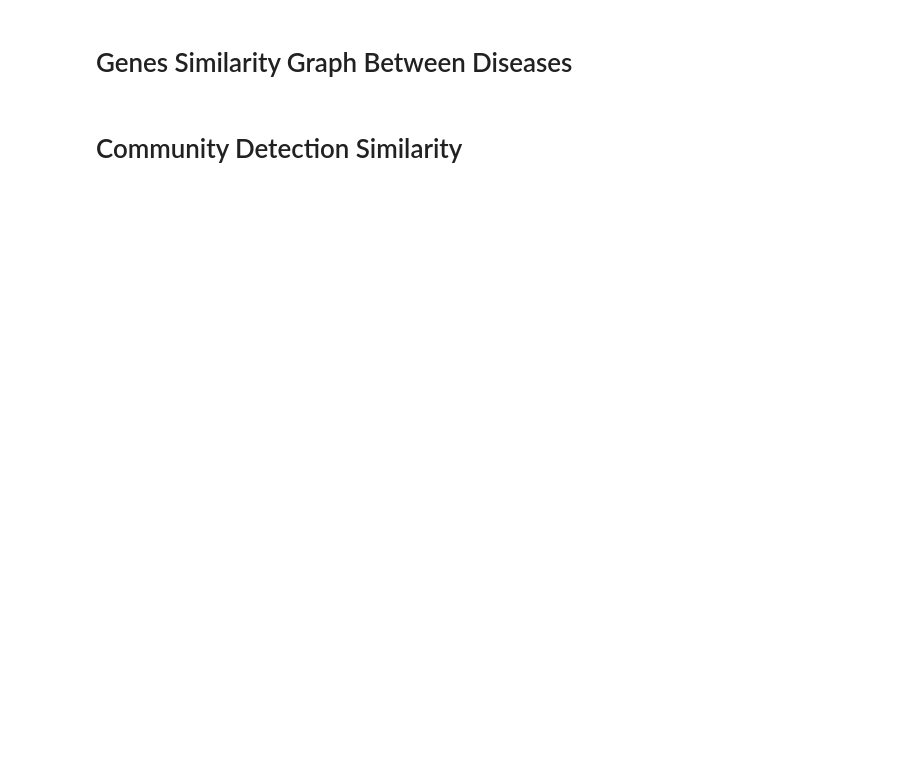
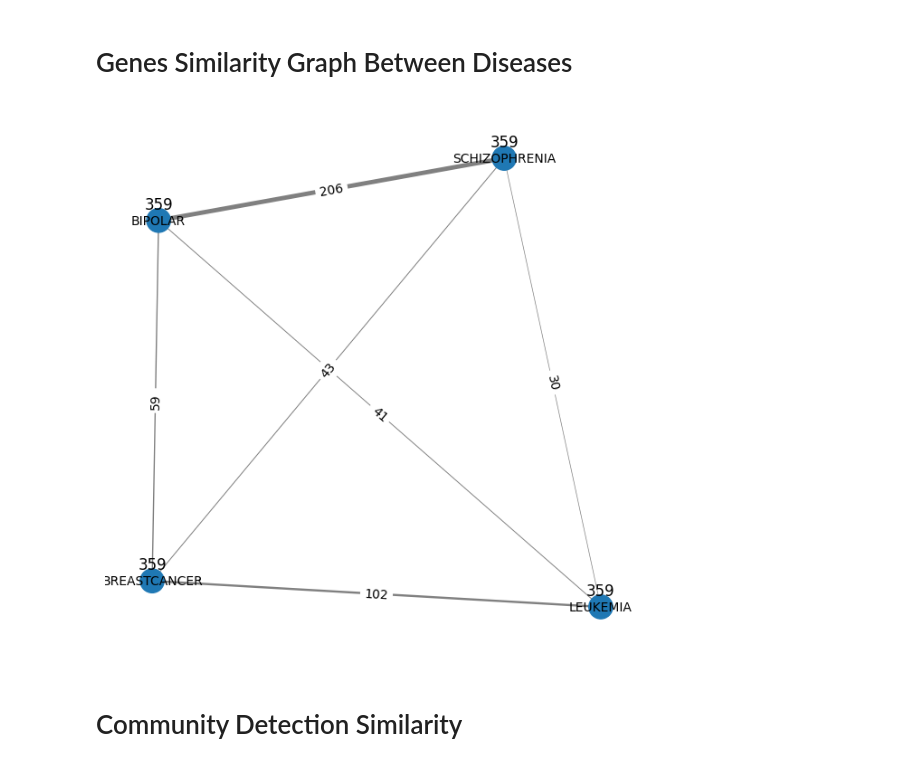
Before and after one commit to Monomanae/DDBC-hypergraph, a Jupyter notebook: Methods/DDBC/Disease_Comparison.ipynb, the cells around one changed output. Cells and saved outputs as stored; diff of their text form; code cells hidden in the pictures; blank space fills up the shorter version.

```diff
--- a/Methods/DDBC/Disease_Comparison.ipynb
+++ b/Methods/DDBC/Disease_Comparison.ipynb
@@ -289,53 +536,63 @@ for i, subdict in enumerate(all_betweenness_scores):
 # %% [markdown]
 # Genes Similarity Graph Between Diseases
+# %%
+dgidb_genes_dict = {}
+# %%
+disease_list = ["BIPOLAR","BREASTCANCER","LEUKEMIA","SCHIZOPHRENIA"]
+# %%
+for d in disease_list:
+    with open(f"../../Gen_Hypergraph/output/DGIDB_{d}/" + f"gene_to_index.json", "r") as file:
+        DGIDB_gene_to_index = json.load(file)
+    DGIDB_genes = set(DGIDB_gene_to_index.keys())
+    dgidb_genes_dict[d] = DGIDB_genes
 # %%
-# def num_common_genes(d1,d2):
-#     return len(all_info[d1]['DGIDB_genes'] & all_info[d2]['DGIDB_genes'])
-# def num_common_drugs(d1,d2):
-#     return len(all_info[d1]['DGIDB_drugs'] & all_info[d2]['DGIDB_drugs'])
+def num_common_genes(d1,d2):
+    return len(dgidb_genes_dict[d1] & dgidb_genes_dict[d2])
 # %%
-# G = nx.Graph()
+G = nx.Graph()
 
-# # add nodes with size attribute
-# for disease in LIST_OF_DISEASES:
-#     G.add_node(disease, size=len(disease_info['DGIDB_genes']))
+# add nodes with size attribute
+for disease in disease_list:
+    G.add_node(disease, size=len(disease_info['DGIDB_genes']))
 
-# # add weighted edges for all pairs
-# for i in range(len(LIST_OF_DISEASES)):
-#     for j in range(i + 1, len(LIST_OF_DISEASES)):
-#         w = num_common_genes(LIST_OF_DISEASES[i], LIST_OF_DISEASES[j])
-#         G.add_edge(LIST_OF_DISEASES[i], LIST_OF_DISEASES[j], weight=w)
+# add weighted edges for all pairs
+for i in range(len(disease_list)):
+    for j in range(i + 1, len(disease_list)):
+        w = num_common_genes(disease_list[i], disease_list[j])
+        G.add_edge(disease_list[i], disease_list[j], weight=w)
 
-# # -----------------------------
-# # Draw the graph
-# # -----------------------------
-# pos = nx.spring_layout(G, k=0.5, iterations=200, seed=28)
+# -----------------------------
+# Draw the graph
+# -----------------------------
+pos = nx.spring_layout(G, k=0.5, iterations=200, seed=28)
 
-# node_sizes = [G.nodes[n]['size'] for n in G.nodes]
-# edge_weights = [G[u][v]['weight'] for u, v in G.edges]
+node_sizes = [G.nodes[n]['size'] for n in G.nodes]
+edge_weights = [G[u][v]['weight'] for u, v in G.edges]
 
-# plt.figure(figsize=(6, 6))
+plt.figure(figsize=(6, 6))
 
-# w = edge_weights
-# w_min, w_max = min(w), max(w)
-# edge_widths = [(x - w_min) / (w_max - w_min + 1e-9) * 3 + 0.5 for x in w]
+w = edge_weights
+w_min, w_max = min(w), max(w)
+edge_widths = [(x - w_min) / (w_max - w_min + 1e-9) * 3 + 0.5 for x in w]
 
-# nx.draw(
-#     G,
-#     pos,
-#     with_labels=True,
-#     node_size=node_sizes,
-#     width=edge_widths,          # edge width proportional to similarity
-#     edge_color='gray',
-#     font_size=10
-# )
+nx.draw(
+    G,
+    pos,
+    with_labels=True,
+    node_size=node_sizes,
+    width=edge_widths,          # edge width proportional to similarity
+    edge_color='gray',
+    font_size=10
+)
 
-# label_pos = {n: (x, y + 0.07) for n, (x, y) in pos.items()}
-# nx.draw_networkx_labels(G, label_pos, labels={n: G.nodes[n]['size'] for n in G.nodes})
-# nx.draw_networkx_edge_labels(G, pos, edge_labels=nx.get_edge_attributes(G, 'weight'))
-# plt.savefig(f"../../Graphs/gene_overlap.png", bbox_inches="tight")
+label_pos = {n: (x, y + 0.07) for n, (x, y) in pos.items()}
+nx.draw_networkx_labels(G, label_pos, labels={n: G.nodes[n]['size'] for n in G.nodes})
+nx.draw_networkx_edge_labels(G, pos, edge_labels=nx.get_edge_attributes(G, 'weight'))
+plt.savefig(f"../../Graphs/gene_overlap.png", bbox_inches="tight")
 
-# plt.show()
+plt.show()
+# %% [output]
+[figure, added]
 # %%
 # is_planar, embedding = nx.check_planarity(G)
 # print(is_planar)
```
Also changed, not shown: parts of 68 cells of this notebook, 10 other files.
